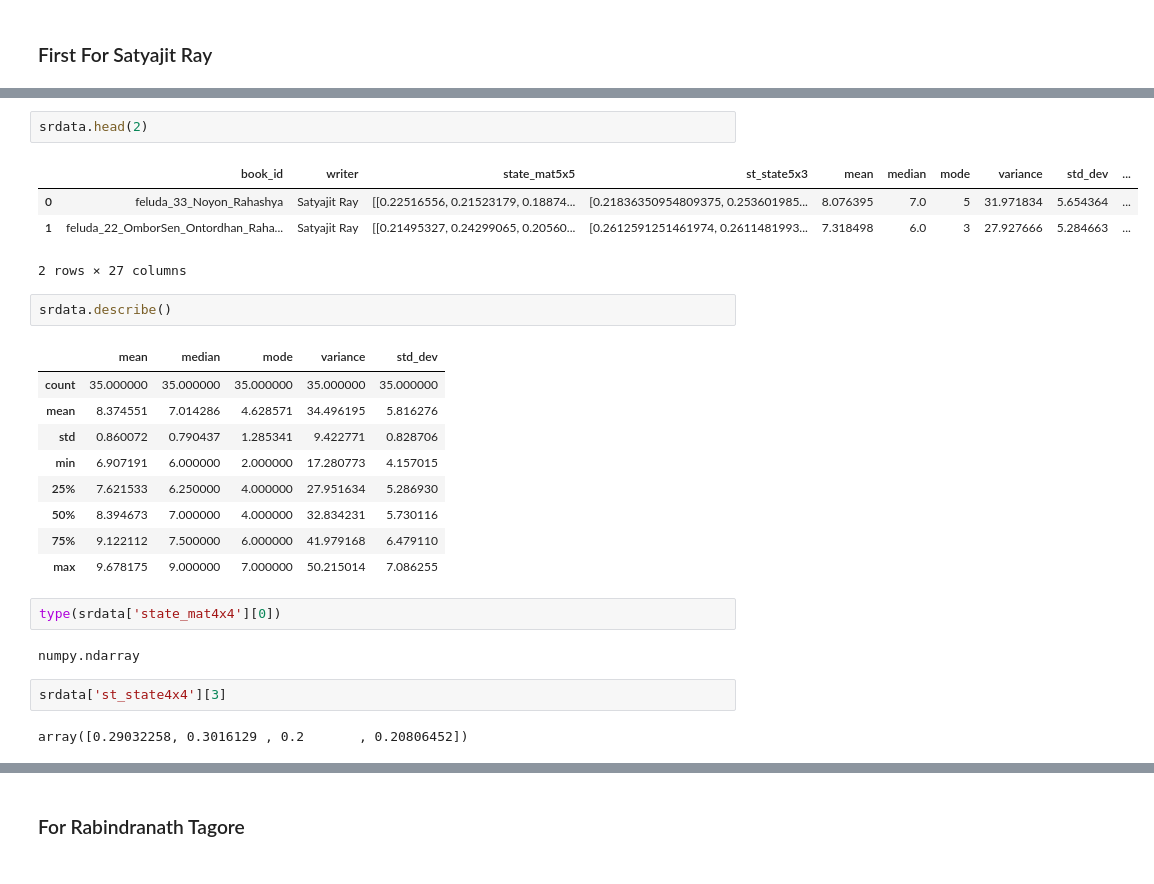
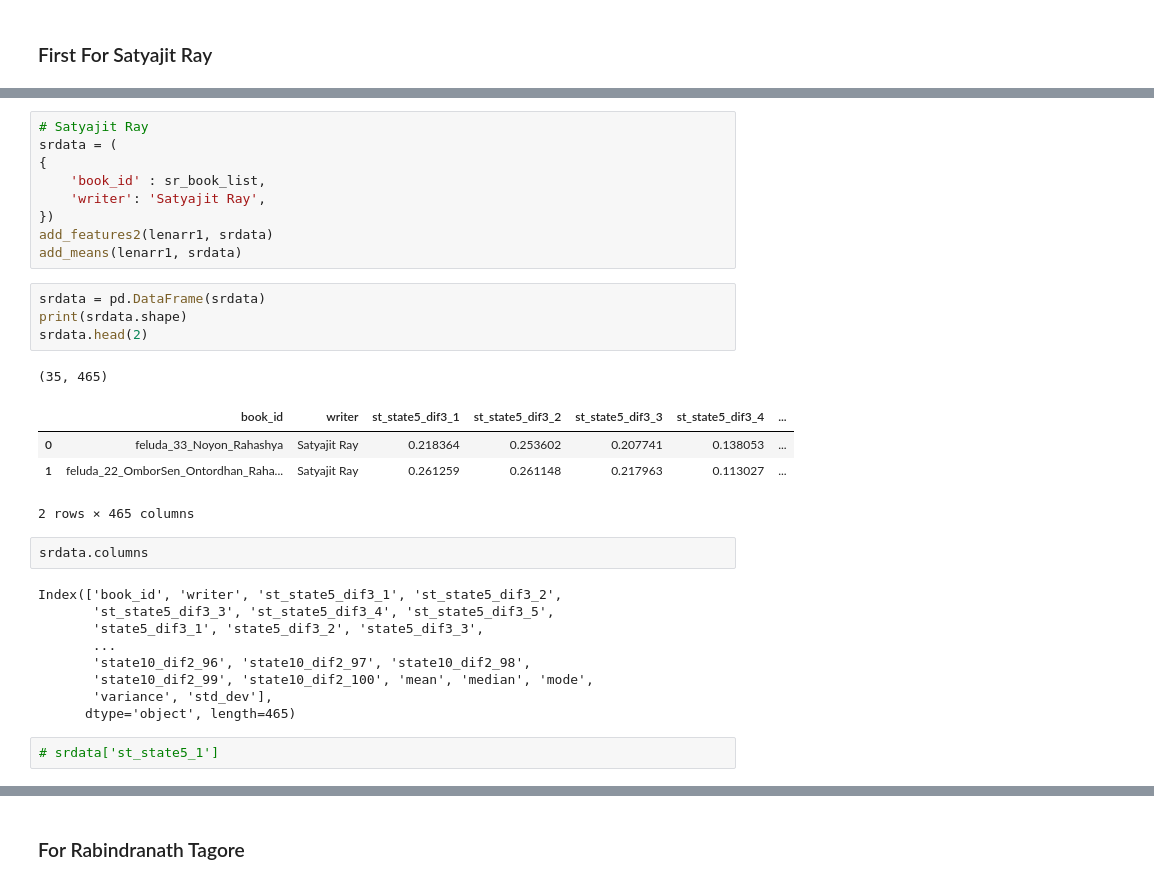
Before and after one commit to oitik/Harun-SIr, a Jupyter notebook: redefined-paper3-code.ipynb, the cells around one changed output, grey strips where cells are left out. Saved outputs shown, nothing was run; the diff lists cells and outputs as text.

```diff
--- a/redefined-paper3-code.ipynb
+++ b/redefined-paper3-code.ipynb
@@ -868,27 +788,32 @@ print(srdata.shape)
+# %%
+# Satyajit Ray
+srdata = (
+{
+    'book_id' : sr_book_list,
+    'writer': 'Satyajit Ray',
+})
+add_features2(lenarr1, srdata)
+add_means(lenarr1, srdata)
 # %%
+srdata = pd.DataFrame(srdata)
+print(srdata.shape)
 srdata.head(2)
 # %% [output]
+(35, 465)
-|  | book_id | writer | state_mat5x5 | st_state5x3 | mean | median | mode | variance | std_dev | ... |
-| 0 | feluda_33_Noyon_Rahashya | Satyajit Ray | [[0.22516556, 0.21523179, 0.18874... | [0.21836350954809375, 0.253601985... | 8.076395 | 7.0 | 5 | 31.971834 | 5.654364 | ... |
-| 1 | feluda_22_OmborSen_Ontordhan_Raha... | Satyajit Ray | [[0.21495327, 0.24299065, 0.20560... | [0.2612591251461974, 0.2611481993... | 7.318498 | 6.0 | 3 | 27.927666 | 5.284663 | ... |
+|  | book_id | writer | st_state5_dif3_1 | st_state5_dif3_2 | st_state5_dif3_3 | st_state5_dif3_4 | ... |
+| 0 | feluda_33_Noyon_Rahashya | Satyajit Ray | 0.218364 | 0.253602 | 0.207741 | 0.138053 | ... |
+| 1 | feluda_22_OmborSen_Ontordhan_Raha... | Satyajit Ray | 0.261259 | 0.261148 | 0.217963 | 0.113027 | ... |
-2 rows × 27 columns
+2 rows × 465 columns
 # %%
-srdata.describe()
+srdata.columns
 # %% [output]
-|  | mean | median | mode | variance | std_dev |
-| count | 35.000000 | 35.000000 | 35.000000 | 35.000000 | 35.000000 |
-| mean | 8.374551 | 7.014286 | 4.628571 | 34.496195 | 5.816276 |
-| std | 0.860072 | 0.790437 | 1.285341 | 9.422771 | 0.828706 |
-| min | 6.907191 | 6.000000 | 2.000000 | 17.280773 | 4.157015 |
-| 25% | 7.621533 | 6.250000 | 4.000000 | 27.951634 | 5.286930 |
-| 50% | 8.394673 | 7.000000 | 4.000000 | 32.834231 | 5.730116 |
-| 75% | 9.122112 | 7.500000 | 6.000000 | 41.979168 | 6.479110 |
-| max | 9.678175 | 9.000000 | 7.000000 | 50.215014 | 7.086255 |
+Index(['book_id', 'writer', 'st_state5_dif3_1', 'st_state5_dif3_2',
+       'st_state5_dif3_3', 'st_state5_dif3_4', 'st_state5_dif3_5',
+       'state5_dif3_1', 'state5_dif3_2', 'state5_dif3_3',
+       ...
+       'state10_dif2_96', 'state10_dif2_97', 'state10_dif2_98',
+       'state10_dif2_99', 'state10_dif2_100', 'mean', 'median', 'mode',
+       'variance', 'std_dev'],
+      dtype='object', length=465)
-# %%
-type(srdata['state_mat4x4'][0])
-# %% [output]
-numpy.ndarray
-# %%
-srdata['st_state4x4'][3]
-# %% [output]
-array([0.29032258, 0.3016129 , 0.2       , 0.20806452])
+# %%
+# srdata['st_state5_1']
```
Also changed, not shown: parts of 92 cells of this notebook.
